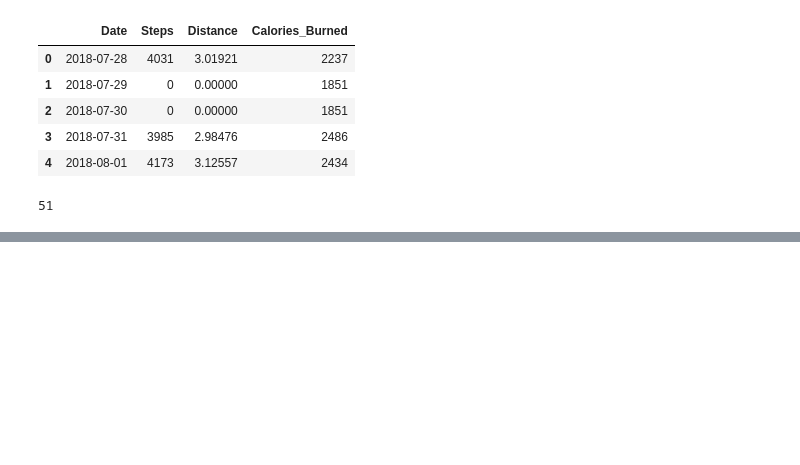
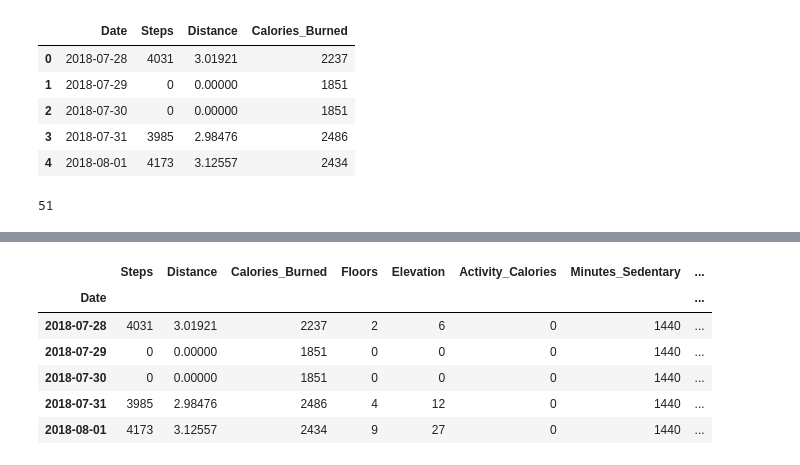
Before and after one commit to brendenrossin/Project_Kojak, a Jupyter notebook: Fitbit_API.ipynb, the cells around one changed output, grey strips where cells are left out. Saved outputs shown, nothing was run; the diff lists cells and outputs as text; code cells hidden in the pictures; blank space fills up the shorter version.

Commit message:
Gathered all non intra-day data from Fitbit

```diff
--- a/Fitbit_API.ipynb
+++ b/Fitbit_API.ipynb
@@ -333,0 +525,17 @@ fitbit_df.to_pickle("Data/fitbit_stepsdistancecals.pkl")
+# %%
+for index, value in enumerate(date_list):
+    r = fitbit.get(f'https://api.fitbit.com/1/user/-/activities/tracker/minutesVeryActive/date/{value}/1m.json')
+    response = r.json()
+    minutesVeryActive = response['activities-tracker-minutesVeryActive']
+    minutesVeryActive_df = pd.DataFrame(minutesVeryActive)
+    if index == 0:
+        all_minutesVeryActive_df = minutesVeryActive_df
+    else:
+        all_minutesVeryActive_df = pd.concat([all_minutesVeryActive_df, minutesVeryActive_df])
+
+
+all_minutesVeryActive_df.rename(index=str, columns={"dateTime": "Date", "value": "Minutes_Very_Active"}, inplace=True)
+
+all_minutesVeryActive_df.to_pickle("Data/fitbit_minutesVeryActive.pkl")
+
+all_minutesVeryActive_df
@@ -333,0 +561,12 @@ fitbit_df.to_pickle("Data/fitbit_stepsdistancecals.pkl")
+# %%
+fitbit_df2 = all_steps_df.merge(all_distance_df, left_on='Date', right_on='Date', how='outer')
+fitbit_df2 = fitbit_df2.merge(all_calories_df, left_on='Date', right_on='Date', how='outer')
+fitbit_df2 = fitbit_df2.merge(all_floors_df, left_on='Date', right_on='Date', how='outer')
+fitbit_df2 = fitbit_df2.merge(all_elevation_df, left_on='Date', right_on='Date', how='outer')
+fitbit_df2 = fitbit_df2.merge(all_activityCalories_df, left_on='Date', right_on='Date', how='outer')
+fitbit_df2 = fitbit_df2.merge(all_minutesSedentary_df, left_on='Date', right_on='Date', how='outer')
+fitbit_df2 = fitbit_df2.merge(all_minutesLightlyActive_df, left_on='Date', right_on='Date', how='outer')
+fitbit_df2 = fitbit_df2.merge(all_minutesFairlyActive_df, left_on='Date', right_on='Date', how='outer')
+fitbit_df2 = fitbit_df2.merge(all_minutesVeryActive_df, left_on='Date', right_on='Date', how='outer')
+
+fitbit_df2.head()
@@ -333,0 +580,12 @@ fitbit_df.to_pickle("Data/fitbit_stepsdistancecals.pkl")
+# %%
+fitbit_df2.Date = pd.to_datetime(fitbit_df2.Date)
+fitbit_df2.Steps = fitbit_df2.Steps.astype('int64')
+fitbit_df2.Distance = fitbit_df2.Distance.astype('float')
+fitbit_df2.Calories_Burned = fitbit_df2.Calories_Burned.astype('int64')
+fitbit_df2.Floors = fitbit_df2.Floors.astype('int64')
+fitbit_df2.Elevation = fitbit_df2.Elevation.astype('int64')
+fitbit_df2.Activity_Calories = fitbit_df2.Activity_Calories.astype('int64')
+fitbit_df2.Minutes_Sedentary = fitbit_df2.Minutes_Sedentary.astype('int64')
+fitbit_df2.Minutes_Lightly_Active = fitbit_df2.Minutes_Lightly_Active.astype('int64')
+fitbit_df2.Minutes_Fairly_Active = fitbit_df2.Minutes_Fairly_Active.astype('int64')
+fitbit_df2.Minutes_Very_Active = fitbit_df2.Minutes_Very_Active.astype('int64')
@@ -333,0 +620,12 @@ fitbit_df.to_pickle("Data/fitbit_stepsdistancecals.pkl")
+# %%
+# fitbit_df2.set_index('Date', inplace=True)
+
+fitbit_df2.head()
+# %% [output]
+|  | Steps | Distance | Calories_Burned | Floors | Elevation | Activity_Calories | Minutes_Sedentary | ... |
+| Date |  |  |  |  |  |  |  | ... |
+| 2018-07-28 | 4031 | 3.01921 | 2237 | 2 | 6 | 0 | 1440 | ... |
+| 2018-07-29 | 0 | 0.00000 | 1851 | 0 | 0 | 0 | 1440 | ... |
+| 2018-07-30 | 0 | 0.00000 | 1851 | 0 | 0 | 0 | 1440 | ... |
+| 2018-07-31 | 3985 | 2.98476 | 2486 | 4 | 12 | 0 | 1440 | ... |
+| 2018-08-01 | 4173 | 3.12557 | 2434 | 9 | 27 | 0 | 1440 | ... |
```
Also changed, not shown: parts of 17 cells of this notebook, 8 other files.
